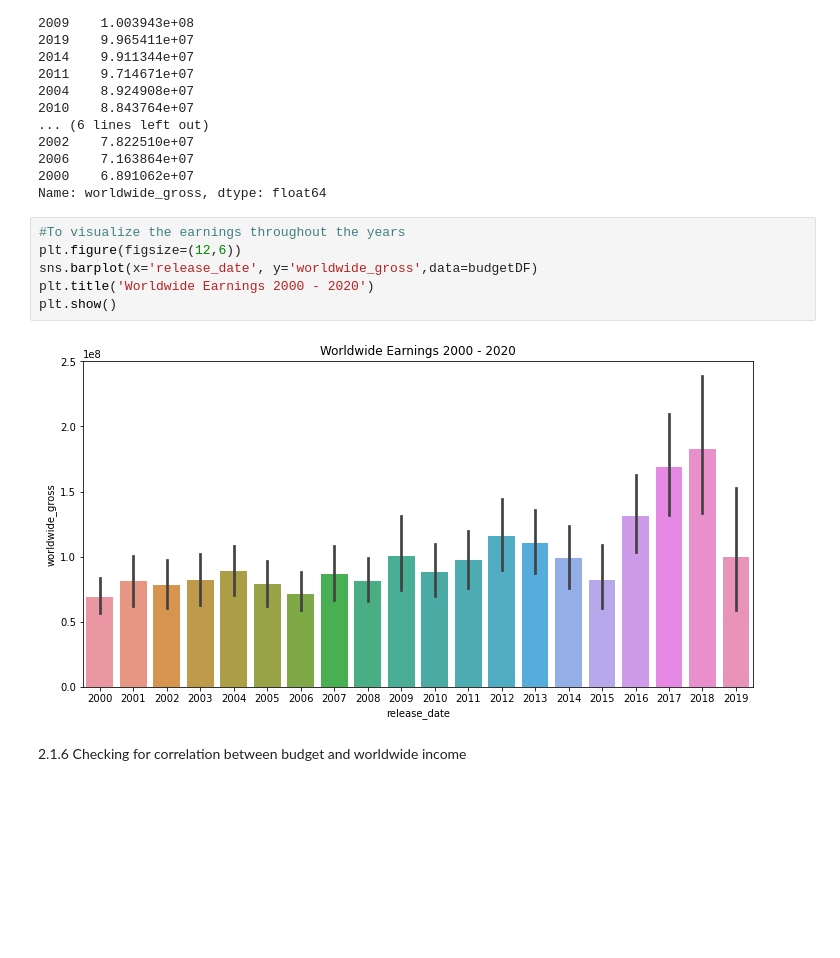
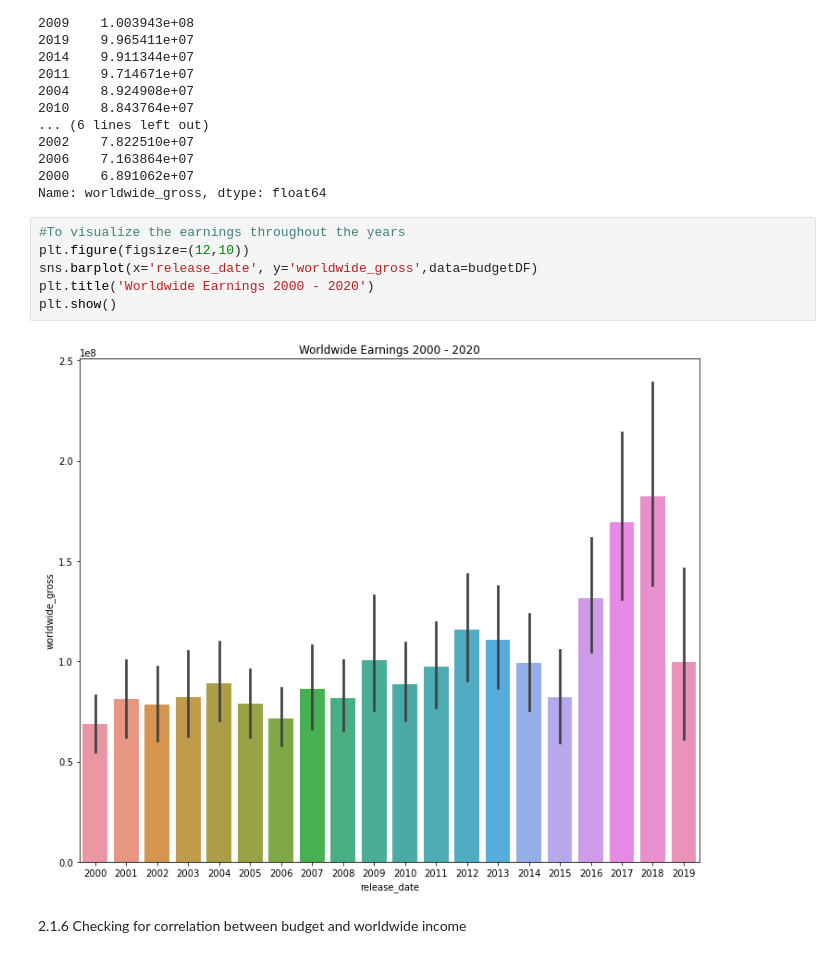
Before and after one commit to Mbachia/Movie_Project-1, a Jupyter notebook: project.ipynb, the cells around one changed output. Saved outputs shown, nothing was run; the diff lists cells and outputs as text; blank space fills up the shorter version.

```diff
--- a/project.ipynb
+++ b/project.ipynb
@@ -715,12 +721,12 @@ release_date
 Name: worldwide_gross, dtype: float64
 # %%
 #To visualize the earnings throughout the years
-plt.figure(figsize=(12,6))
+plt.figure(figsize=(12,10))
 sns.barplot(x='release_date', y='worldwide_gross',data=budgetDF)
 plt.title('Worldwide Earnings 2000 - 2020')
 plt.show()
 # %% [output]
-[figure, old version]
+[figure, new version]
 # %% [markdown]
 2.1.6 Checking for correlation between budget and worldwide income
 # %%
```
Also changed, not shown: parts of 6 cells of this notebook, 3 other files.
